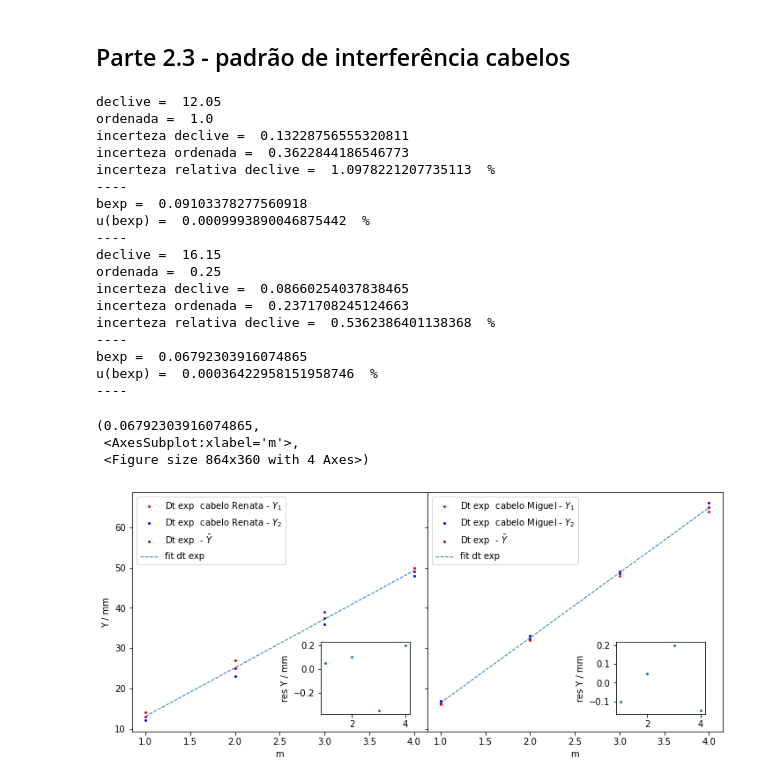
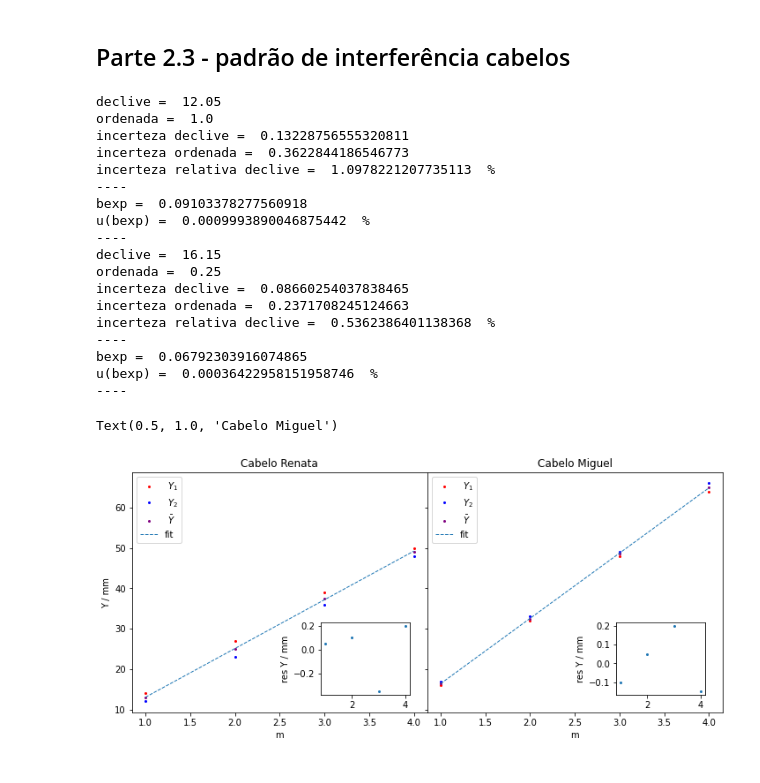
Before and after one commit to Miguel-scoli/FIS3011, a Jupyter notebook: T3/T3 - análise.ipynb, the cells around one changed output. Drawn from its saved outputs; the diff is of its cells as text; code cells hidden in the pictures.

```diff
--- a/T3/T3 - análise.ipynb
+++ b/T3/T3 - análise.ipynb
@@ -172,0 +237,5 @@ err(n)  = 20%
+# %%
+# para o cálculo das incertezas
+N , n , na , l , h , theta = sp.symbols( "N n n_a lambda_0 h theta")
+nv = na / ( 1 - ( N * l )/ ( h * na * sp.sin( theta )**2))
+nv
@@ -348,9 +442,9 @@ def analisa_fios( data_sets , *args ):
         m   = data_set[:,0]
         bexp = d * lambda0 / ( nar_t * Y) * m * 1000000
 
-        ax.plot( m , y1 , "r." ,label = r"Dt exp  " +args[i] + r" - $Y_1$" , markersize = markersize )
-        ax.plot( m , y2 , "b.",label = r"Dt exp  " +args[i]+r" - $Y_2$" , markersize = markersize )
-        ax.plot( m , Y , "." ,label = r"Dt exp  " + r"- $\bar{Y}$", color = "purple" , markersize = markersize )
+        ax.plot( m , y1 , "r." ,label = args[i] + r" $Y_1$" , markersize = markersize )
+        ax.plot( m , y2 , "b.",label = args[i]+r" $Y_2$" , markersize = markersize )
+        ax.plot( m , Y , "." ,label = r" $\bar{Y}$", color = "purple" , markersize = markersize )
 
         result = sps.linregress( m , Y )
         dec , o = result.slope , result.intercept
@@ -365,7 +459,7 @@ def analisa_fios( data_sets , *args ):
         print( "u(bexp) = " , bexp *udec / dec  , " %" )
         print( "----")
 
-        ax.plot( m , m * dec + o , "--" , linewidth = 1 , label = "fit dt exp " )
+        ax.plot( m , m * dec + o , "--" , linewidth = 1 , label = "fit" )
         axres = inset_axes(ax, width="30%", height="30%", loc= 4 , borderpad = 2 )
 
         axres.plot( m , m * dec + o - Y , "." ,label= args[i] , markersize = markersize )
@@ -378,7 +472,7 @@ def analisa_fios( data_sets , *args ):
 
 
 
-    return bexp , ax  , fig
+    return bexp , axs  , fig
 
 bexp , ax, fig  = analisa_fios( [data_22] , "fio cobre")
 print( "erro palmer = " , np.abs( bexp - bt ) / bt * 100 , " %")
@@ -399,27 +493,28 @@ erro palmer =  15.657304416044294  %
 # %%
 Rarr = data_23[:4,:]
 Marr = data_23[4:,:]
-analisa_fios( [Rarr,Marr],"cabelo Renata", "cabelo Miguel")
+b , axs , fig = analisa_fios( [Rarr,Marr],"", "")
+
+axs[0].set_title( "Cabelo Renata" )
+axs[1].set_title( "Cabelo Miguel")
 # %% [output]
 declive =  12.05
 ordenada =  1.0
 incerteza declive =  0.13228756555320811
 incerteza ordenada =  0.3622844186546773
 incerteza relativa declive =  1.0978221207735113  %
 ----
 bexp =  0.09103378277560918
 u(bexp) =  0.0009993890046875442  %
 ----
 declive =  16.15
 ordenada =  0.25
 incerteza declive =  0.08660254037838465
 incerteza ordenada =  0.2371708245124663
 incerteza relativa declive =  0.5362386401138368  %
 ----
 bexp =  0.06792303916074865
 u(bexp) =  0.00036422958151958746  %
 ----
-(0.06792303916074865,
- <AxesSubplot:xlabel='m'>,
- <Figure size 864x360 with 4 Axes>)
+Text(0.5, 1.0, 'Cabelo Miguel')
-[figure, old version]
+[figure, new version]
```
Also changed, not shown: parts of 9 cells of this notebook.
